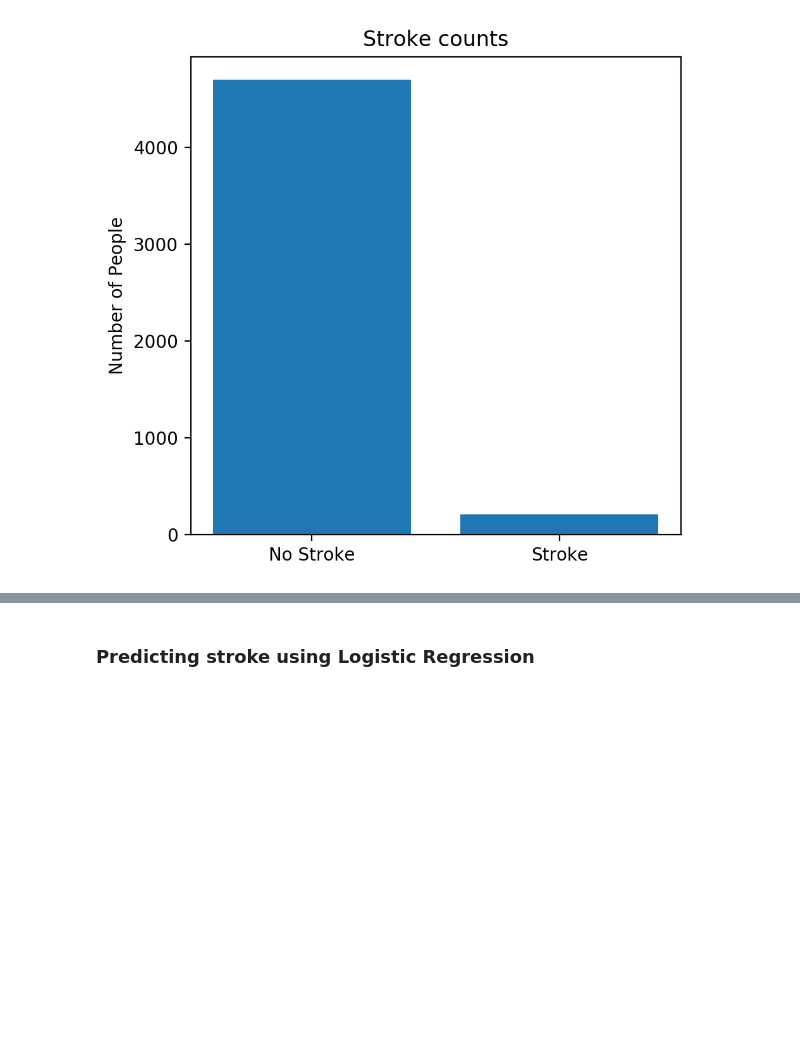
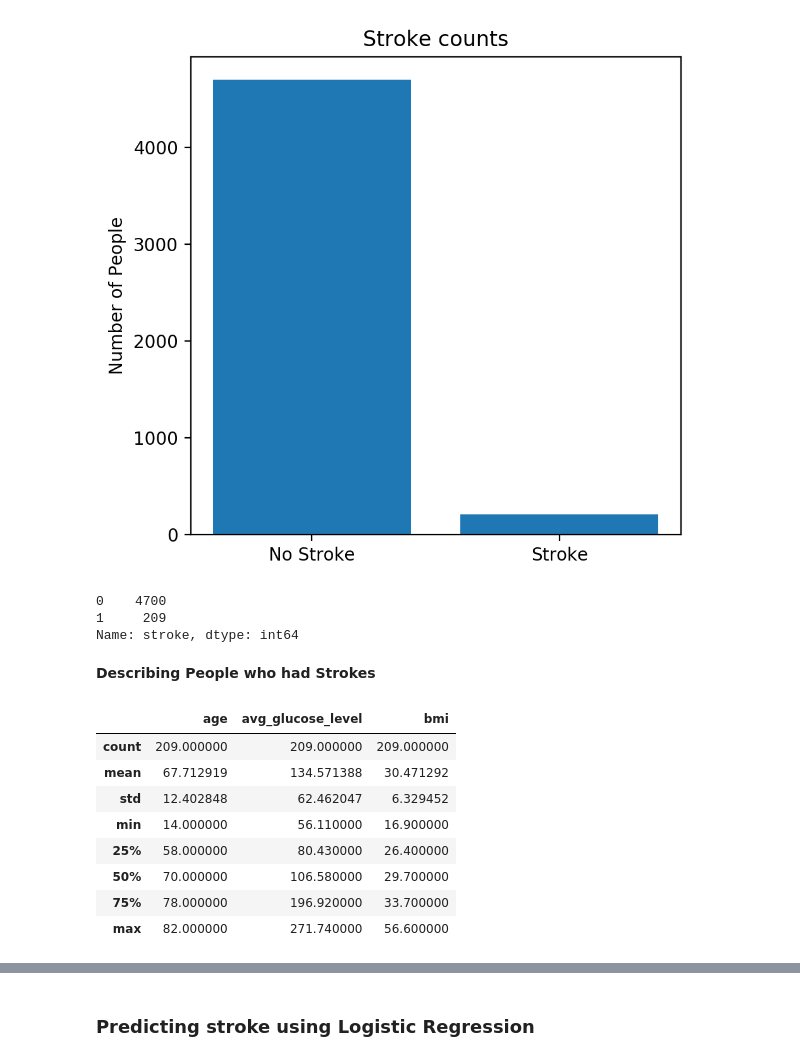
Before and after one commit to maldoam/mllib-stroke-prediction, a Jupyter notebook: notebooks_jupyter_test_pyspark.ipynb, the cells around one changed output, grey strips where cells are left out. Cells and saved outputs as stored; diff of their text form; code cells hidden in the pictures; blank space fills up the shorter version.

```diff
--- a/notebooks_jupyter_test_pyspark.ipynb
+++ b/notebooks_jupyter_test_pyspark.ipynb
@@ -98,3 +122,23 @@ plt.title("Stroke counts")
 # %% [output]
 Text(0.5, 1.0, 'Stroke counts')
 [figure]
+# %%
+print(data["stroke"].value_counts())
+# %% [output]
+0    4700
+1     209
+Name: stroke, dtype: int64
+# %% [markdown]
+**Describing People who had Strokes**
+# %%
+data[data["stroke"] == 1][["age", "avg_glucose_level", "bmi"]].describe()
+# %% [output]
+|  | age | avg_glucose_level | bmi |
+| count | 209.000000 | 209.000000 | 209.000000 |
+| mean | 67.712919 | 134.571388 | 30.471292 |
+| std | 12.402848 | 62.462047 | 6.329452 |
+| min | 14.000000 | 56.110000 | 16.900000 |
+| 25% | 58.000000 | 80.430000 | 26.400000 |
+| 50% | 70.000000 | 106.580000 | 29.700000 |
+| 75% | 78.000000 | 196.920000 | 33.700000 |
+| max | 82.000000 | 271.740000 | 56.600000 |
```
Also changed, not shown: parts of 13 cells of this notebook.
